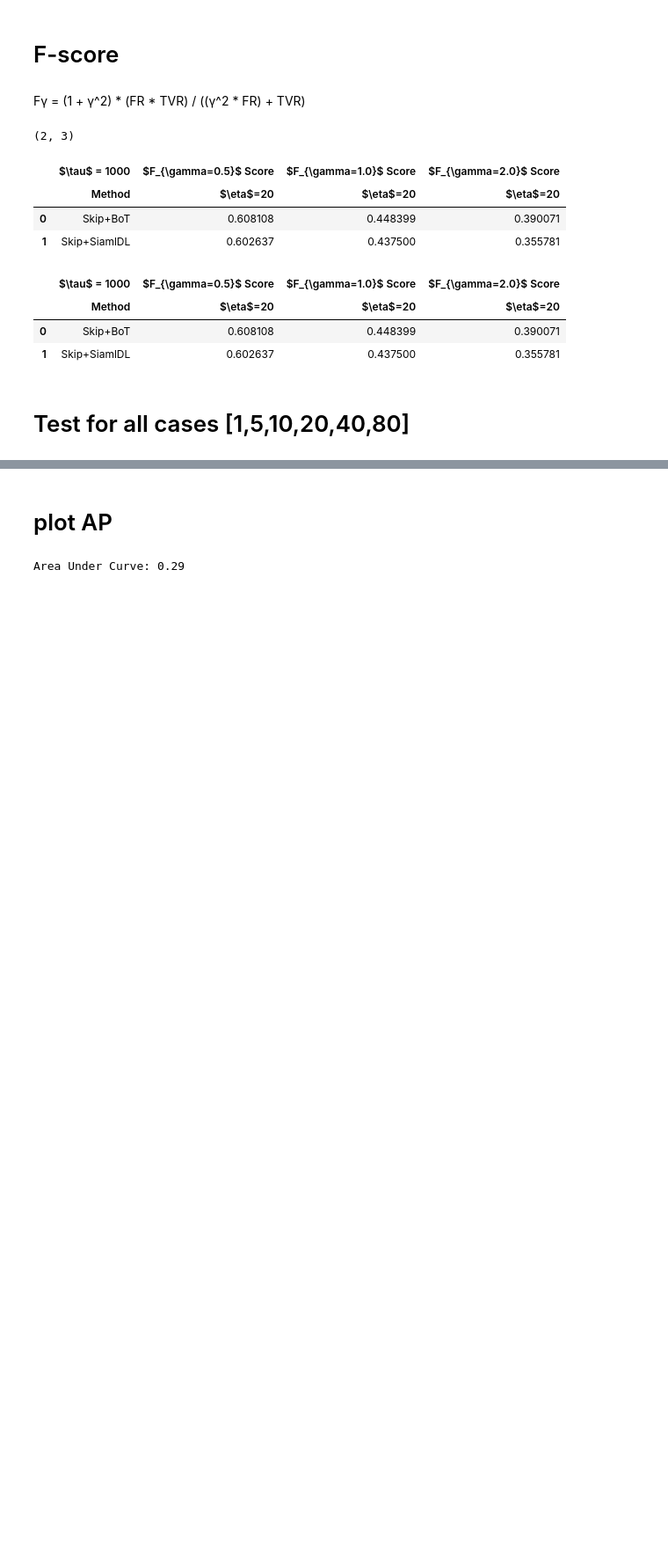
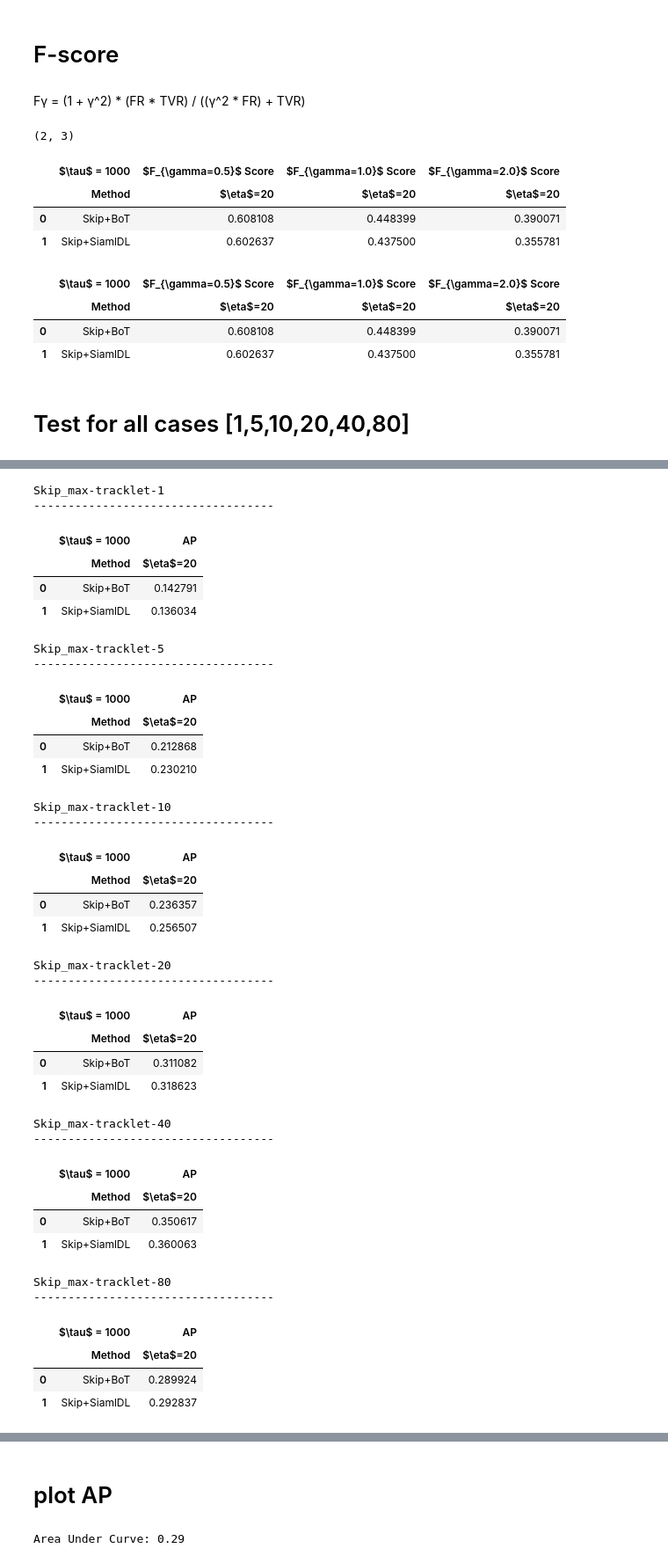
Before and after one commit to luigy-mach/TrADe, a Jupyter notebook: notebooks/show-result_Skip+ReID.ipynb, the cells around one changed output, grey strips where cells are left out. Shown: that part at 88% size. Saved outputs shown, nothing was run; the diff lists cells and outputs as text; code cells hidden in the pictures; blank space fills up the shorter version.

```diff
--- a/notebooks/show-result_Skip+ReID.ipynb
+++ b/notebooks/show-result_Skip+ReID.ipynb
@@ -279,0 +303,12 @@ list_dfs = [df_resultGUI_otherCam_skip_BoT,
+# %%
+def FScore_v0(FR, TVR, gamma=1):
+    _FR  = float(FR)
+    _TVR = float(TVR)
+
+    numerator   = float(1 + gamma**2) * (_FR * _TVR)
+    denominator = ((float(gamma**2) * _FR) + _TVR)
+    if denominator == 0:
+        fs = 0
+    else:
+        fs = numerator / denominator
+    return fs
@@ -576,0 +623,45 @@ Skip_max-tracklet-20
+# %%
+max_tracklets = [1,5,10,20,40,80]
+
+for i, j in zip(max_tracklets, all_data):
+
+    print("Skip_max-tracklet-{}".format(i))
+    print("-----------------------------------")
+    display(AP_calculate(j))
+# %% [output]
+Skip_max-tracklet-1
+-----------------------------------
+|  | $\tau$ = 1000 | AP |
+|  | Method | $\eta$=20 |
+| 0 | Skip+BoT | 0.142791 |
+| 1 | Skip+SiamlDL | 0.136034 |
+Skip_max-tracklet-5
+-----------------------------------
+|  | $\tau$ = 1000 | AP |
+|  | Method | $\eta$=20 |
+| 0 | Skip+BoT | 0.212868 |
+| 1 | Skip+SiamlDL | 0.230210 |
+Skip_max-tracklet-10
+-----------------------------------
+|  | $\tau$ = 1000 | AP |
+|  | Method | $\eta$=20 |
+| 0 | Skip+BoT | 0.236357 |
+| 1 | Skip+SiamlDL | 0.256507 |
+Skip_max-tracklet-20
+-----------------------------------
+|  | $\tau$ = 1000 | AP |
+|  | Method | $\eta$=20 |
+| 0 | Skip+BoT | 0.311082 |
+| 1 | Skip+SiamlDL | 0.318623 |
+Skip_max-tracklet-40
+-----------------------------------
+|  | $\tau$ = 1000 | AP |
+|  | Method | $\eta$=20 |
+| 0 | Skip+BoT | 0.350617 |
+| 1 | Skip+SiamlDL | 0.360063 |
+Skip_max-tracklet-80
+-----------------------------------
+|  | $\tau$ = 1000 | AP |
+|  | Method | $\eta$=20 |
+| 0 | Skip+BoT | 0.289924 |
+| 1 | Skip+SiamlDL | 0.292837 |
```
Also changed, not shown: parts of 9 cells of this notebook.
